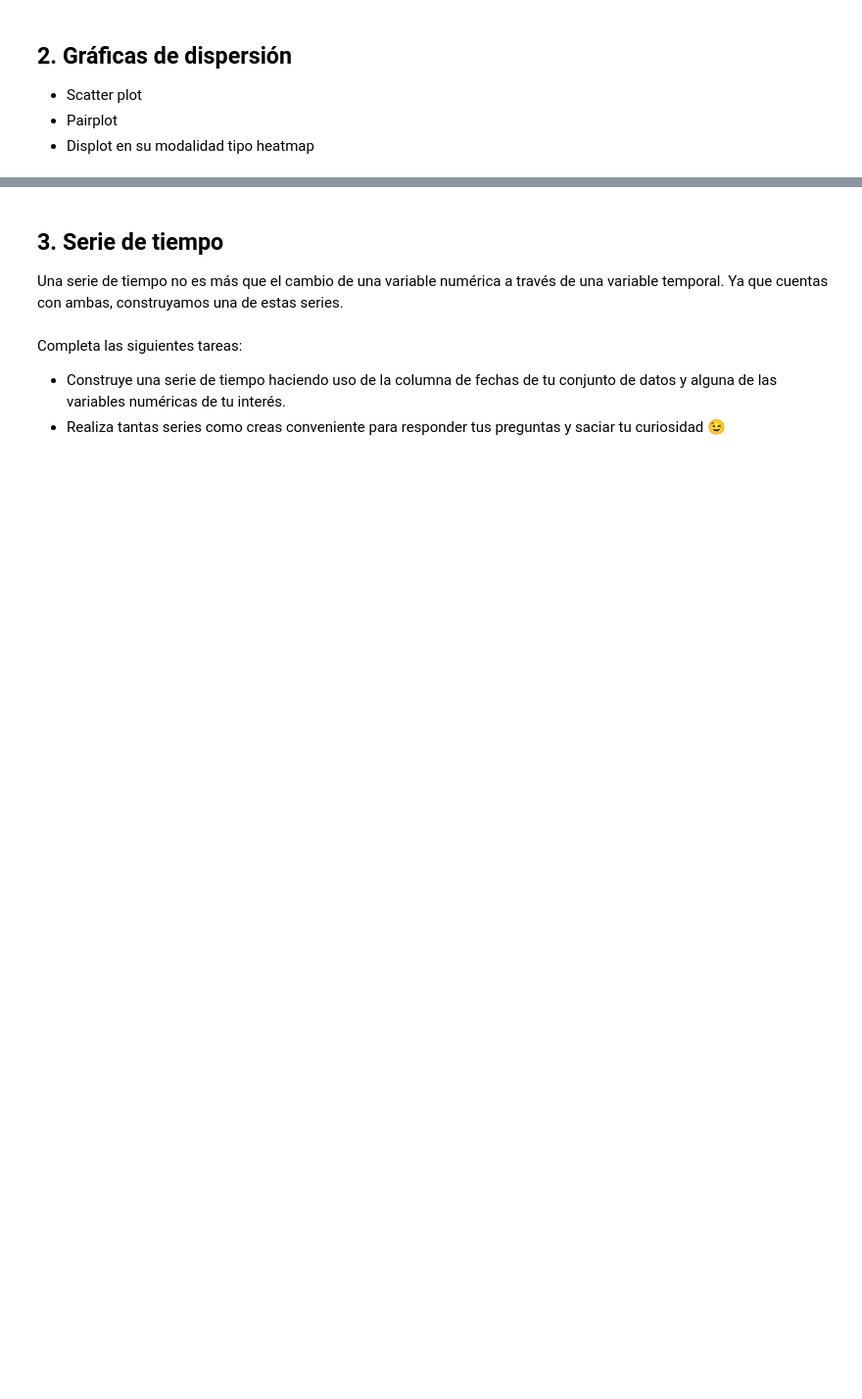
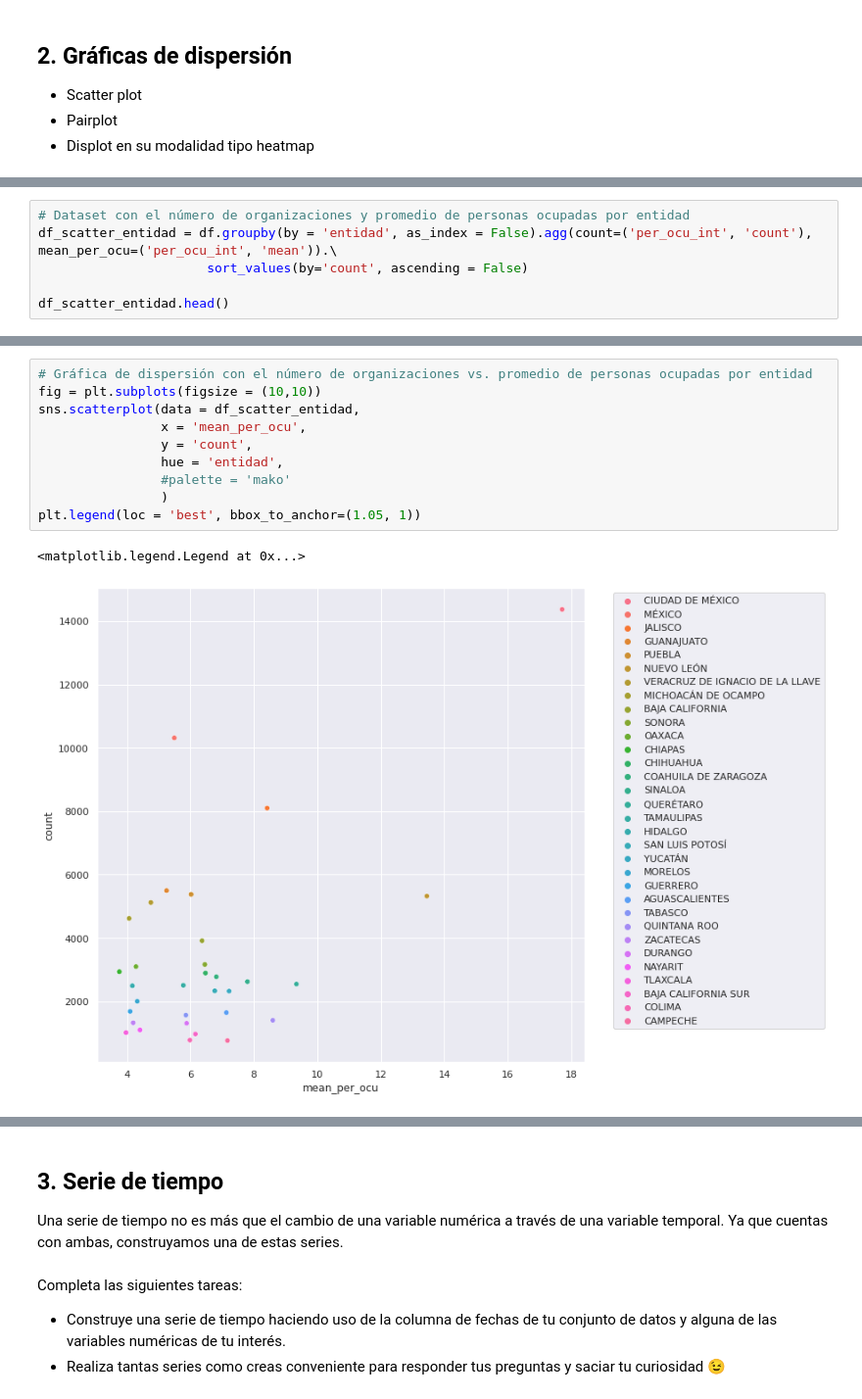
Before and after one commit to DanielEduardoLopez/DEVF-DataVisualization, a Jupyter notebook: Part2_Challenge_INEGI.ipynb, the cells around one changed output, grey strips where cells are left out. Shown at 98% size. Saved outputs shown, nothing was run; the diff lists cells and outputs as text; blank space fills up the shorter version.

```diff
--- a/Part2_Challenge_INEGI.ipynb
+++ b/Part2_Challenge_INEGI.ipynb
@@ -210,0 +214,6 @@ sns.pairplot(data = df_scatter,
+# %%
+# Dataset con el número de organizaciones y promedio de personas ocupadas por entidad
+df_scatter_entidad = df.groupby(by = 'entidad', as_index = False).agg(count=('per_ocu_int', 'count'), mean_per_ocu=('per_ocu_int', 'mean')).\
+                      sort_values(by='count', ascending = False)
+
+df_scatter_entidad.head()
@@ -210,0 +227,13 @@ sns.pairplot(data = df_scatter,
+# %%
+# Gráfica de dispersión con el número de organizaciones vs. promedio de personas ocupadas por entidad
+fig = plt.subplots(figsize = (10,10))
+sns.scatterplot(data = df_scatter_entidad,
+                x = 'mean_per_ocu',
+                y = 'count',
+                hue = 'entidad',
+                #palette = 'mako'
+                )
+plt.legend(loc = 'best', bbox_to_anchor=(1.05, 1))
+# %% [output]
+<matplotlib.legend.Legend at 0x...>
+[figure, added]
```
Also changed, not shown: parts of 43 cells of this notebook.
